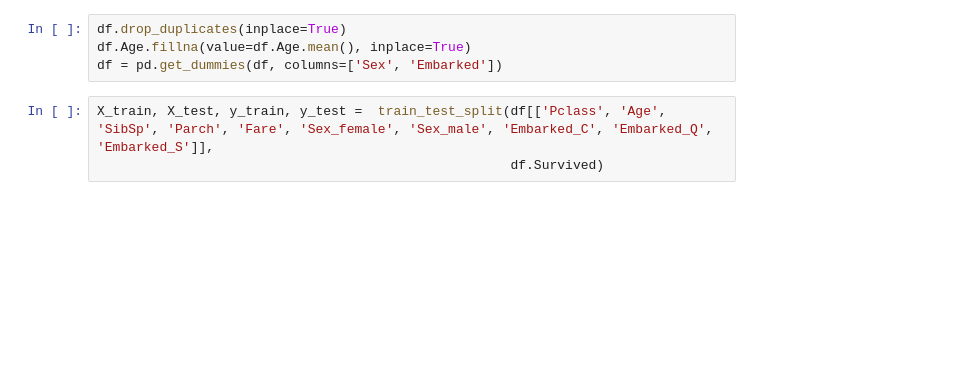
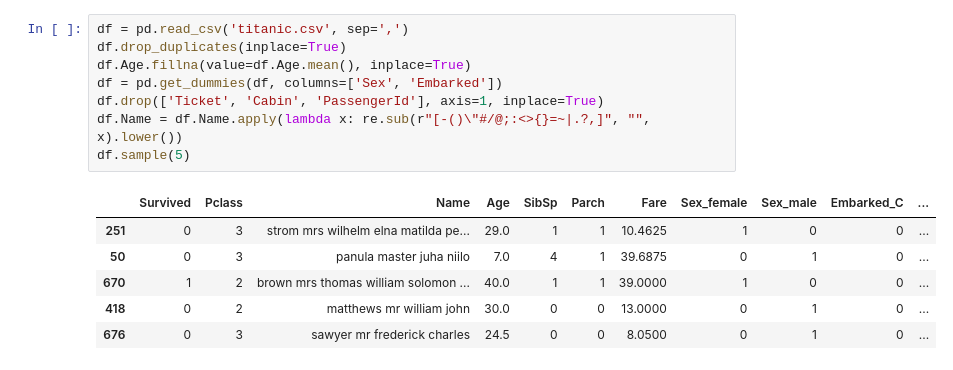
Before and after one commit to buxkirill/reboot_DA, a Jupyter notebook: ml/homeworks/homework2.ipynb, the cells around one changed output. Drawn from its saved outputs; the diff is of its cells as text; blank space fills up the shorter version.

```diff
--- a/ml/homeworks/homework2.ipynb
+++ b/ml/homeworks/homework2.ipynb
@@ -47,7 +21,15 @@ df
 # %%
+df = pd.read_csv('titanic.csv', sep=',')
 df.drop_duplicates(inplace=True)
 df.Age.fillna(value=df.Age.mean(), inplace=True)
 df = pd.get_dummies(df, columns=['Sex', 'Embarked'])
+df.drop(['Ticket', 'Cabin', 'PassengerId'], axis=1, inplace=True)
+df.Name = df.Name.apply(lambda x: re.sub(r"[-()\"#/@;:<>{}=~|.?,]", "", x).lower())
+df.sample(5)
+# %% [output]
+|  | Survived | Pclass | Name | Age | SibSp | Parch | Fare | Sex_female | Sex_male | Embarked_C | ... |
+| 251 | 0 | 3 | strom mrs wilhelm elna matilda pe... | 29.0 | 1 | 1 | 10.4625 | 1 | 0 | 0 | ... |
+| 50 | 0 | 3 | panula master juha niilo | 7.0 | 4 | 1 | 39.6875 | 0 | 1 | 0 | ... |
+| 670 | 1 | 2 | brown mrs thomas william solomon ... | 40.0 | 1 | 1 | 39.0000 | 1 | 0 | 0 | ... |
+| 418 | 0 | 2 | matthews mr william john | 30.0 | 0 | 0 | 13.0000 | 0 | 1 | 0 | ... |
+| 676 | 0 | 3 | sawyer mr frederick charles | 24.5 | 0 | 0 | 8.0500 | 0 | 1 | 0 | ... |
-# %%
-X_train, X_test, y_train, y_test =  train_test_split(df[['Pclass', 'Age', 'SibSp', 'Parch', 'Fare', 'Sex_female', 'Sex_male', 'Embarked_C', 'Embarked_Q', 'Embarked_S']],
-                                                     df.Survived)
```
Also changed, not shown: parts of 15 cells of this notebook.
